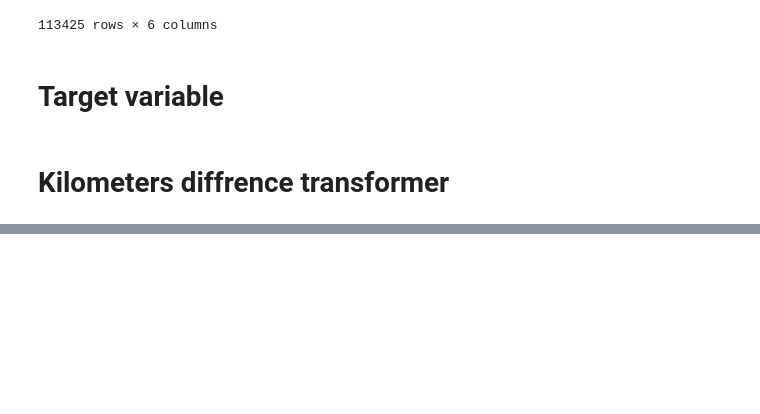
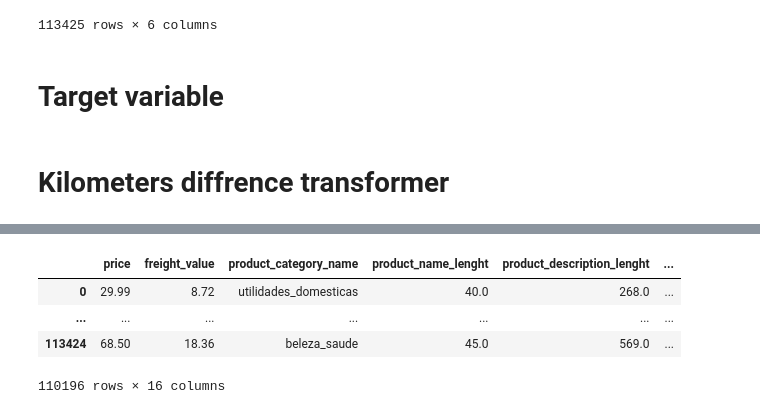
Before and after one commit to Skronski/e_commerce, a Jupyter notebook: 00_programs/04_delivery_experience/delivery_time_prediction.ipynb, the cells around one changed output, grey strips where cells are left out. Drawn from its saved outputs; the diff is of its cells as text; code cells hidden in the pictures; blank space fills up the shorter version.

```diff
--- a/00_programs/04_delivery_experience/delivery_time_prediction.ipynb
+++ b/00_programs/04_delivery_experience/delivery_time_prediction.ipynb
@@ -280,0 +318,15 @@ x_trans
+# %%
+X = df.drop(columns="target_estimated_delivery_time")
+y = df["target_estimated_delivery_time"]
+# Split the data into train and test sets
+X_train, X_test, y_train, y_test = train_test_split(
+    X, y, test_size=0.2, random_state=42
+)
+# %%
+X
+# %% [output]
+|  | price | freight_value | product_category_name | product_name_lenght | product_description_lenght | ... |
+| 0 | 29.99 | 8.72 | utilidades_domesticas | 40.0 | 268.0 | ... |
+| ... | ... | ... | ... | ... | ... | ... |
+| 113424 | 68.50 | 18.36 | beleza_saude | 45.0 | 569.0 | ... |
+110196 rows × 16 columns
```
Also changed, not shown: parts of 13 cells of this notebook.
